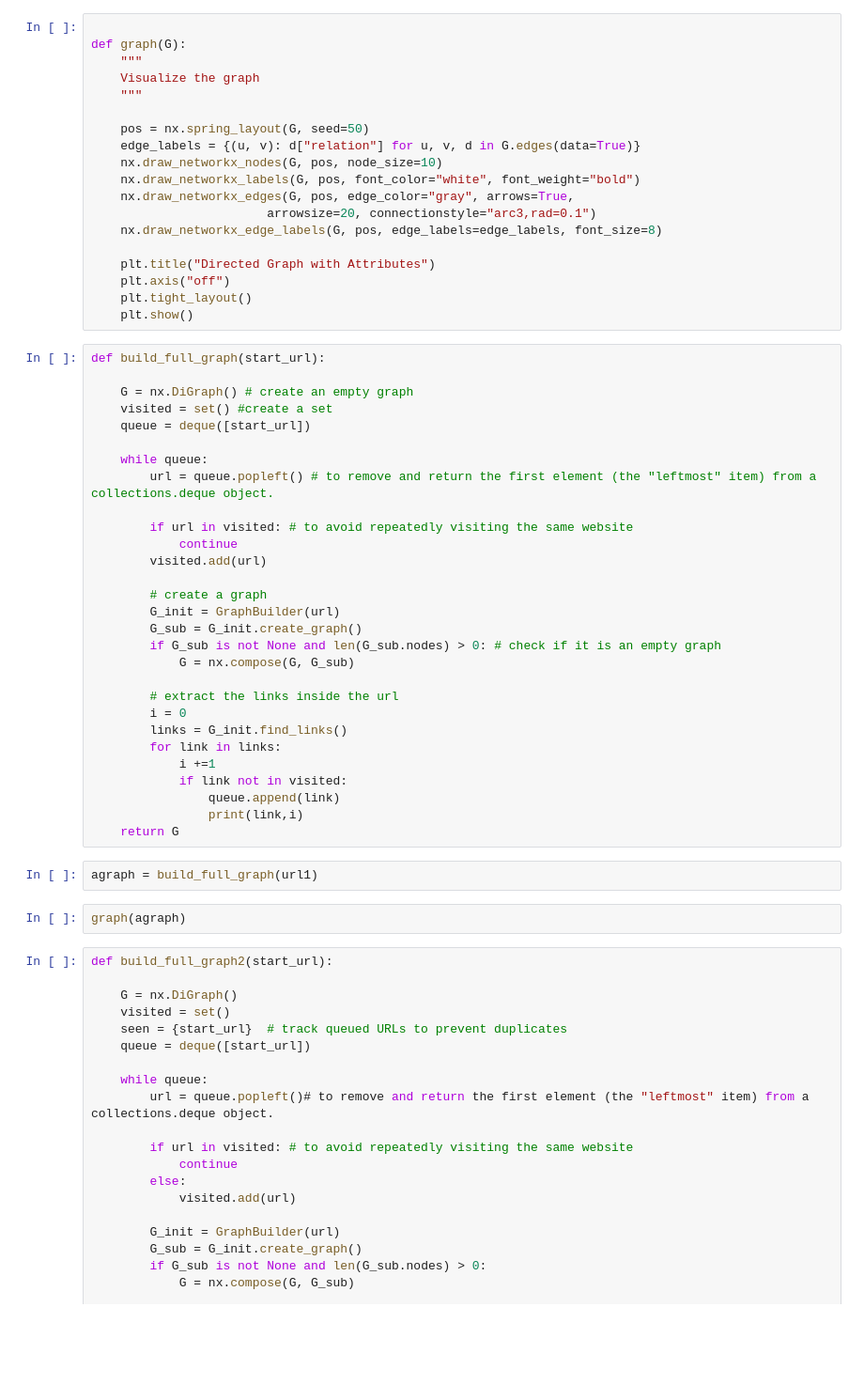
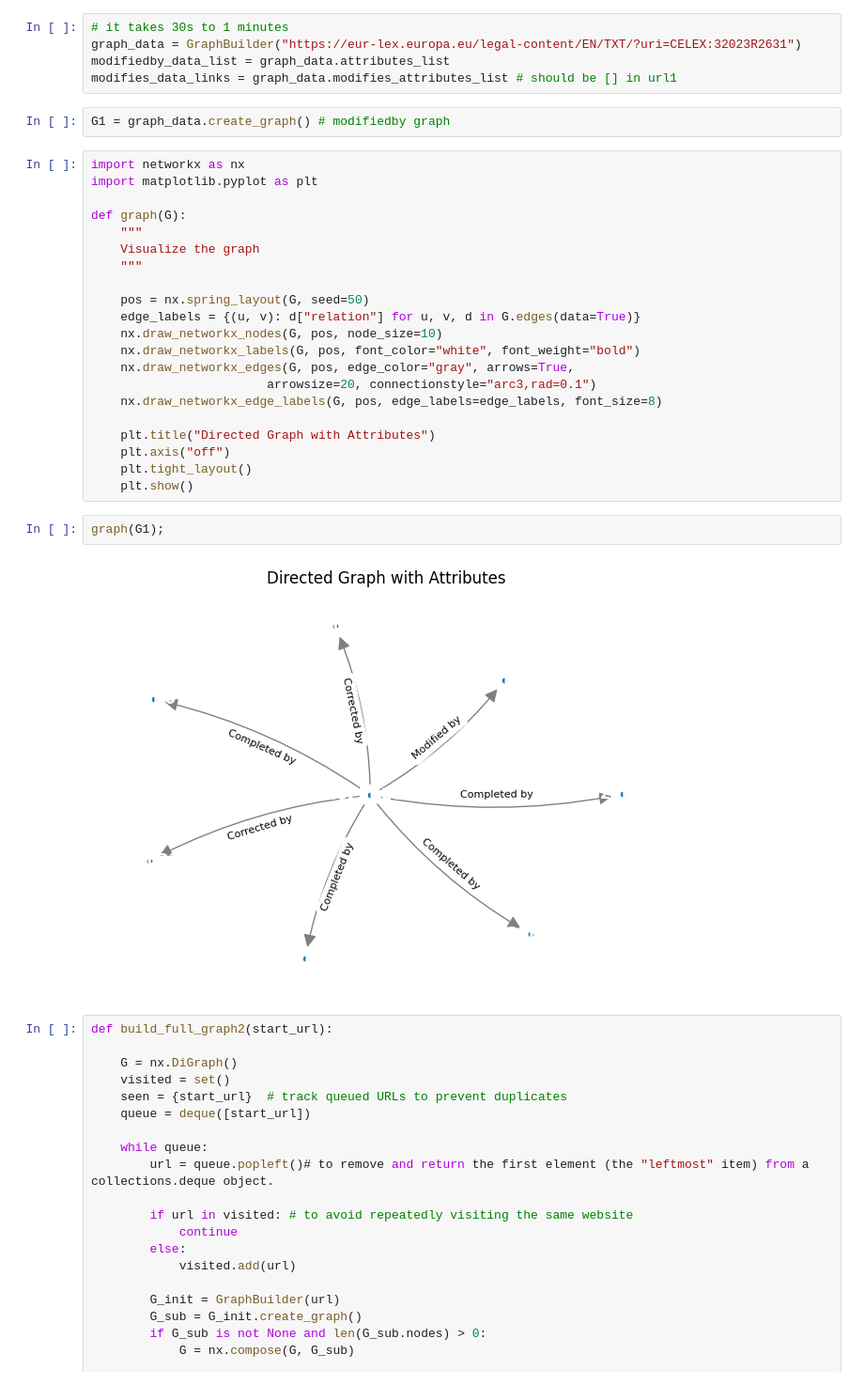
Before and after one commit to Peiying-Huang/EurLexScraper, a Jupyter notebook: document_info_scraper/graph_builder_Test2.ipynb, the cells around one changed output. Shown at 94% size. Saved outputs shown, nothing was run; the diff lists cells and outputs as text; blank space fills up the shorter version.

```diff
--- a/document_info_scraper/graph_builder_Test2.ipynb
+++ b/document_info_scraper/graph_builder_Test2.ipynb
@@ -10,4 +7,13 @@ from collections import deque
+# %%
+# it takes 30s to 1 minutes
+graph_data = GraphBuilder("https://eur-lex.europa.eu/legal-content/EN/TXT/?uri=CELEX:32023R2631")
+modifiedby_data_list = graph_data.attributes_list
+modifies_data_links = graph_data.modifies_attributes_list # should be [] in url1
+# %%
+G1 = graph_data.create_graph() # modifiedby graph
 # %%
+import networkx as nx
+import matplotlib.pyplot as plt
 
 def graph(G):
     """
@@ -26,39 +32,10 @@ def graph(G):
     plt.axis("off")
     plt.tight_layout()
     plt.show()
-# %%
-def build_full_graph(start_url):
-
-    G = nx.DiGraph() # create an empty graph
-    visited = set() #create a set
-    queue = deque([start_url])
-
-    while queue:
-        url = queue.popleft() # to remove and return the first element (the "leftmost" item) from a collections.deque object.
-
-        if url in visited: # to avoid repeatedly visiting the same website
-            continue
-        visited.add(url)
-
-        # create a graph
-        G_init = GraphBuilder(url)
-        G_sub = G_init.create_graph()
-        if G_sub is not None and len(G_sub.nodes) > 0: # check if it is an empty graph
-            G = nx.compose(G, G_sub)
-
-        # extract the links inside the url
-        i = 0
-        links = G_init.find_links()
-        for link in links:
-            i +=1
-            if link not in visited:
-                queue.append(link)
-                print(link,i)
-    return G
-# %%
-agraph = build_full_graph(url1)
-# %%
-graph(agraph)
+# %%
+graph(G1);
+# %% [output]
+[figure, added]
 # %%
 def build_full_graph2(start_url):
 
```
Also changed, not shown: parts of 5 cells of this notebook, 5 other files.
